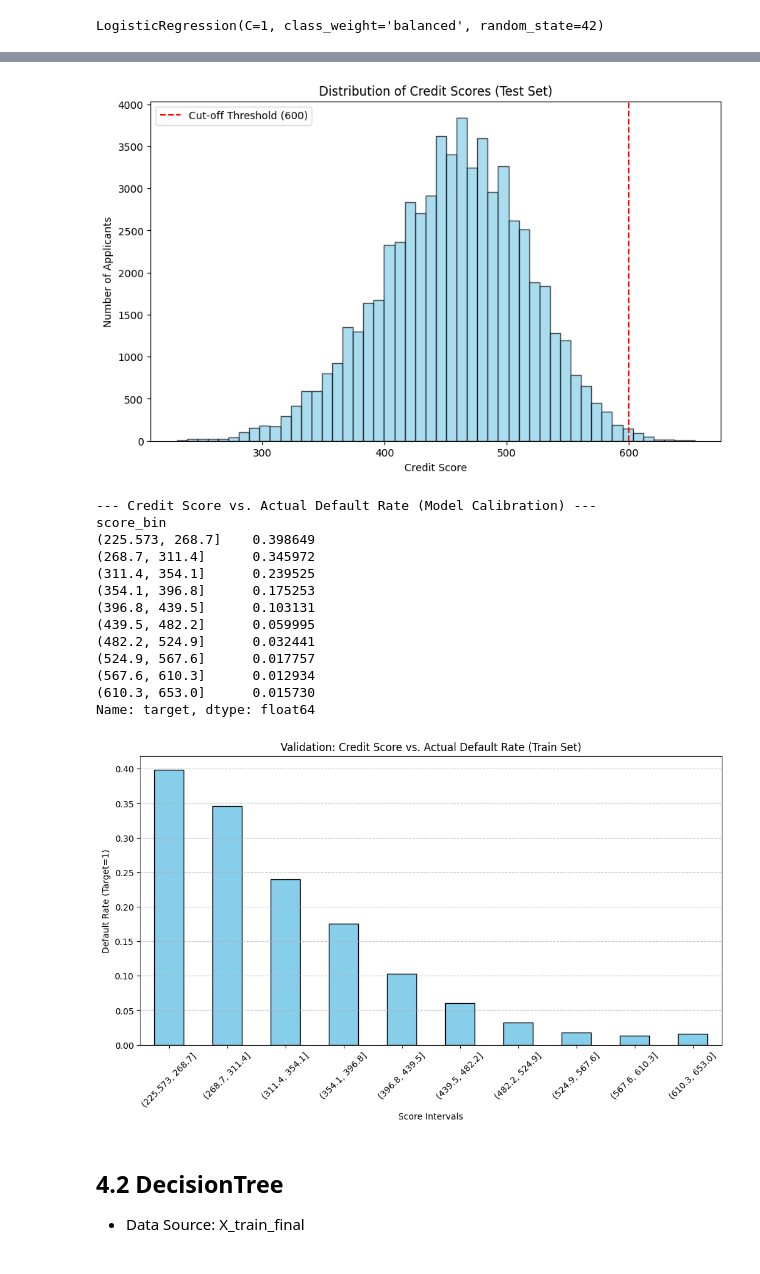
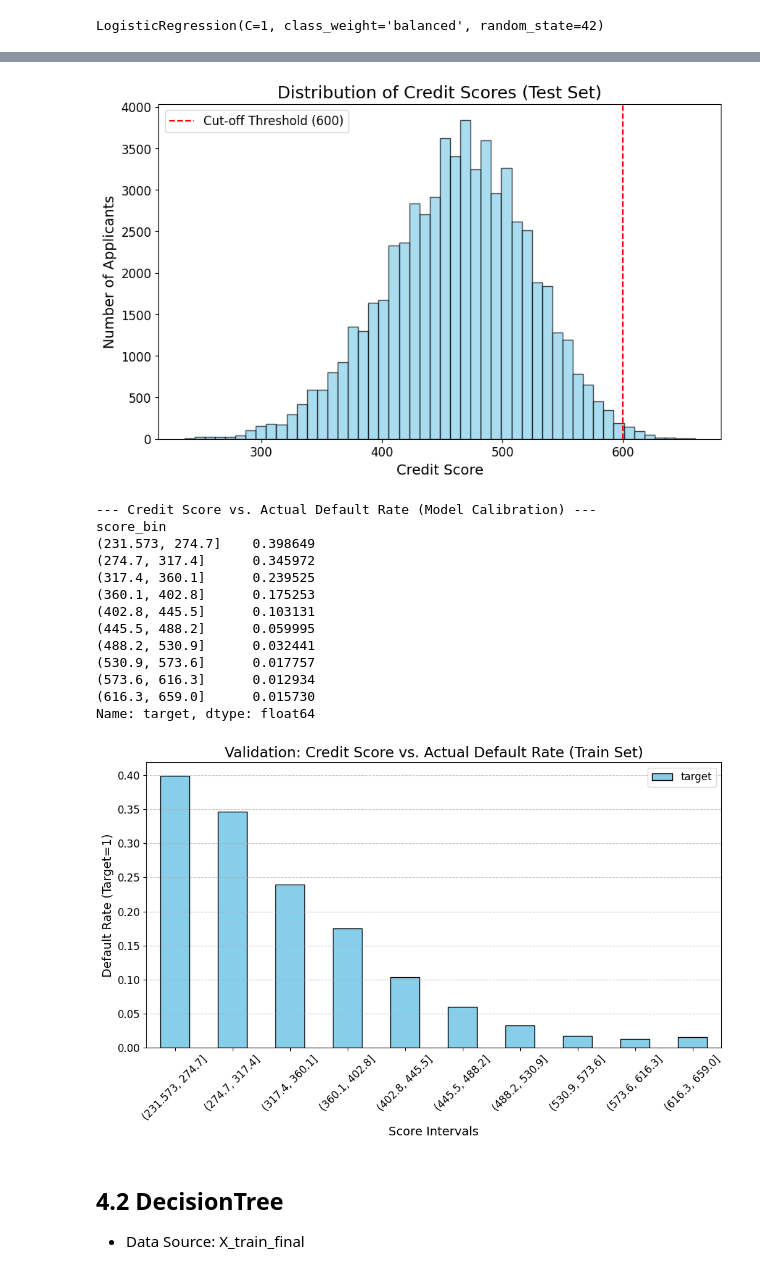
Before and after one commit to wzls3170/creditcard-analysis, a Jupyter notebook: notebook/Home Credit Default Risk.ipynb, the cells around one changed output, grey strips where cells are left out. Drawn from its saved outputs; the diff is of its cells as text; code cells hidden in the pictures.

```diff
--- a/notebook/Home Credit Default Risk.ipynb
+++ b/notebook/Home Credit Default Risk.ipynb
@@ -381,0 +377,25 @@ sc.woebin_plot(bins['EXT_SOURCE_1'])
+# %%
+plt.rcParams['figure.figsize'] = (16, 9)
+plt.rcParams['font.size'] = 14
+
+fig = sc.woebin_plot(bins['EXT_SOURCE_1'])
+
+# 修复x轴标签显示
+for key, p in fig.items():
+    for ax in p.get_figure().get_axes():
+        labels = []
+        for item in ax.get_xticklabels():
+            text = item.get_text()
+            # 把超长小数替换成两位小数
+            import re
+            def round_num(m):
+                try:
+                    return f'{float(m.group()):.2f}'
+                except:
+                    return m.group()
+            text = re.sub(r'\d+\.\d{4,}', round_num, text)
+            labels.append(text)
+        ax.set_xticklabels(labels, rotation=45, ha='right')
+
+plt.tight_layout()
+plt.show()
@@ -533,9 +555,9 @@ y_probs_test_lr = lr_baseline.predict_proba(X_test)[:, 1]
 y_preds_test_lr = lr_baseline.predict(X_test)
 # %%
 # 1. Generate the Scorecard
-# Scaling parameters: 600 points = 1:12 odds, and a PDO of 50
+# Scaling parameters: 600 points = 1:11 odds, and a PDO of 50
 card = sc.scorecard(bins, lr_baseline, X_train.columns,
-                    points0=600, odds0=1/12,pdo=50)
+                    points0=600, odds0=1/11,pdo=50)
 
 # 2. Calculate Credit Scores for the Test Set
 # This automatically maps raw values to points and sums them up
@@ -589,52 +611,56 @@ plt.figure(figsize=(10, 6))
 plt.hist(test_score['score'], bins=50, color='skyblue', edgecolor='black', alpha=0.7)
 plt.axvline(x=600, color='red', linestyle='--', label='Cut-off Threshold (600)')
 plt.title('Distribution of Credit Scores (Test Set)')
-plt.xlabel('Credit Score')
-plt.ylabel('Number of Applicants')
-plt.legend()
+plt.xlabel('Credit Score', fontsize=14)
+plt.ylabel('Number of Applicants', fontsize=14)
+plt.xticks(fontsize=12)
+plt.yticks(fontsize=12)
+plt.legend(fontsize=12)
 plt.show()
 # %% [output]
-[figure, old version]
+[figure, new version]
 # %%
 # 1. Map target labels to the training score results
 train_score = sc.scorecard_ply(train, card, print_step=0)
 train_score['target'] = train['TARGET'].values
 
 # 2. Segment scores into 10 equal-width bins (Deciles)
 train_score['score_bin'] = pd.cut(train_score['score'], bins=10)
 
 # 3. Calculate the Actual Default Rate per score interval
 analysis = train_score.groupby('score_bin', observed=True)['target'].mean()
 
 print("--- Credit Score vs. Actual Default Rate (Model Calibration) ---")
 print(analysis)
 
 # 4. Visualization
 import matplotlib.pyplot as plt
 
 plt.figure(figsize=(12, 6))
 analysis.plot(kind='bar', color='skyblue', edgecolor='black')
 plt.title('Validation: Credit Score vs. Actual Default Rate (Train Set)')
-plt.xlabel('Score Intervals')
-plt.ylabel('Default Rate (Target=1)')
-plt.xticks(rotation=45)
+plt.xlabel('Score Intervals',fontsize=14)
+plt.ylabel('Default Rate (Target=1)',fontsize=14)
+plt.xticks(rotation=45,fontsize=12)
+plt.yticks(fontsize=12)
+plt.legend(fontsize=12)
 plt.grid(axis='y', linestyle='--', alpha=0.7)
 plt.show()
 # %% [output]
 --- Credit Score vs. Actual Default Rate (Model Calibration) ---
 score_bin
-(225.573, 268.7]    0.398649
-(268.7, 311.4]      0.345972
-(311.4, 354.1]      0.239525
-(354.1, 396.8]      0.175253
-(396.8, 439.5]      0.103131
-(439.5, 482.2]      0.059995
-(482.2, 524.9]      0.032441
-(524.9, 567.6]      0.017757
-(567.6, 610.3]      0.012934
-(610.3, 653.0]      0.015730
+(231.573, 274.7]    0.398649
+(274.7, 317.4]      0.345972
+(317.4, 360.1]      0.239525
+(360.1, 402.8]      0.175253
+(402.8, 445.5]      0.103131
+(445.5, 488.2]      0.059995
+(488.2, 530.9]      0.032441
+(530.9, 573.6]      0.017757
+(573.6, 616.3]      0.012934
+(616.3, 659.0]      0.015730
 Name: target, dtype: float64
-[figure, old version]
+[figure, new version]
 # %% [markdown]
 ## 4.2 DecisionTree
 * Data Source: X_train_final
```
Also changed, not shown: parts of 18 cells of this notebook.
